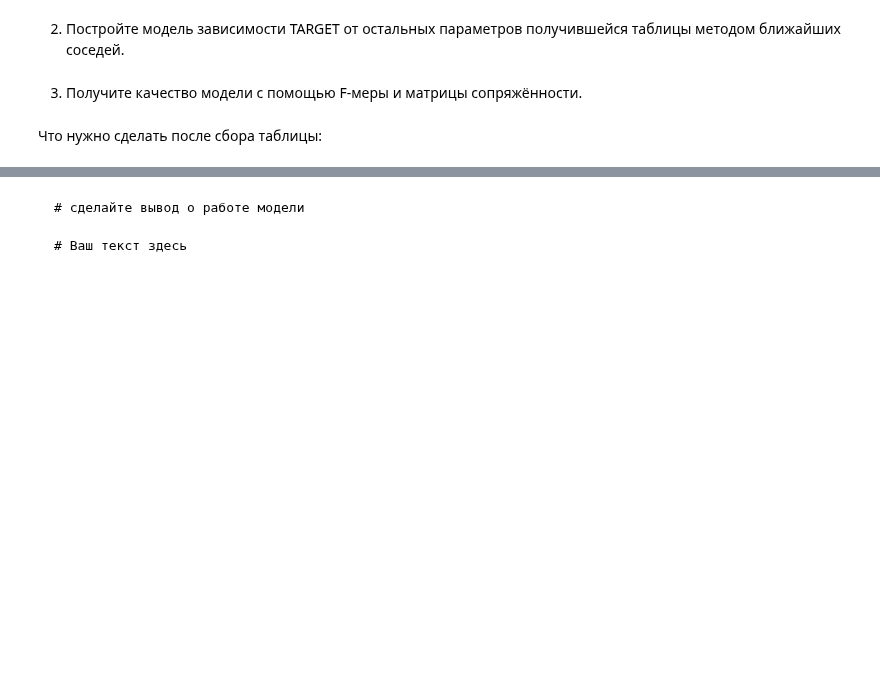
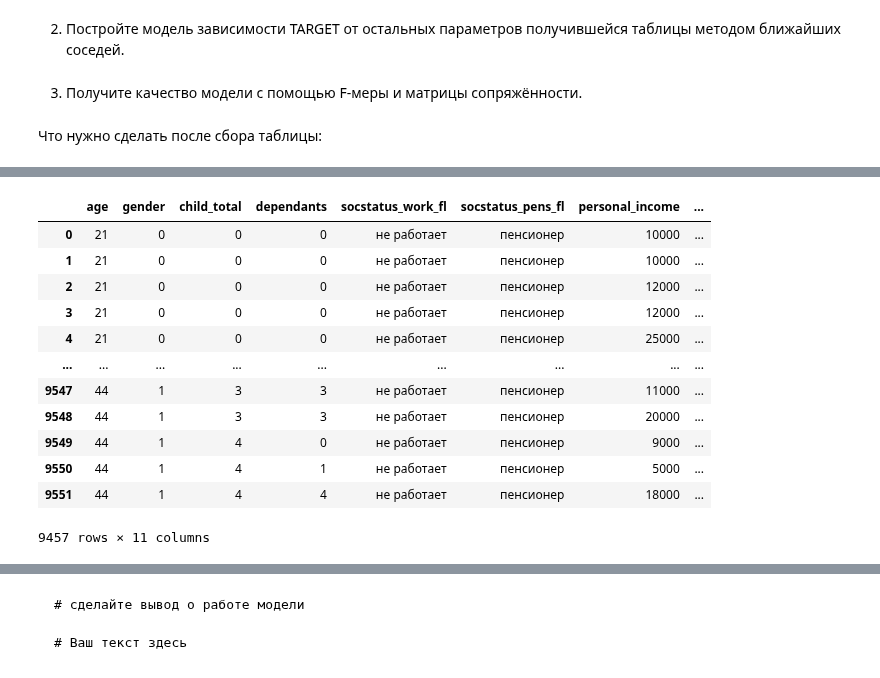
Before and after one commit to IgorKolotushkin/machine_learning_ds, a Jupyter notebook: hw4/homework. Метод ближайших соседей.ipynb, the cells around one changed output, grey strips where cells are left out. Drawn from its saved outputs; the diff is of its cells as text; code cells hidden in the pictures; blank space fills up the shorter version.

```diff
--- a/hw4/homework. Метод ближайших соседей.ipynb
+++ b/hw4/homework. Метод ближайших соседей.ipynb
@@ -160,0 +210,22 @@ df.head()
+# %%
+new_df = df[
+    (df['socstatus_pens_fl']  == 'пенсионер') &
+    (df['socstatus_work_fl']  == 'не работает') &
+    (df['age'] < 45)
+]
+
+new_df
+# %% [output]
+|  | age | gender | child_total | dependants | socstatus_work_fl | socstatus_pens_fl | personal_income | ... |
+| 0 | 21 | 0 | 0 | 0 | не работает | пенсионер | 10000 | ... |
+| 1 | 21 | 0 | 0 | 0 | не работает | пенсионер | 10000 | ... |
+| 2 | 21 | 0 | 0 | 0 | не работает | пенсионер | 12000 | ... |
+| 3 | 21 | 0 | 0 | 0 | не работает | пенсионер | 12000 | ... |
+| 4 | 21 | 0 | 0 | 0 | не работает | пенсионер | 25000 | ... |
+| ... | ... | ... | ... | ... | ... | ... | ... | ... |
+| 9547 | 44 | 1 | 3 | 3 | не работает | пенсионер | 11000 | ... |
+| 9548 | 44 | 1 | 3 | 3 | не работает | пенсионер | 20000 | ... |
+| 9549 | 44 | 1 | 4 | 0 | не работает | пенсионер | 9000 | ... |
+| 9550 | 44 | 1 | 4 | 1 | не работает | пенсионер | 5000 | ... |
+| 9551 | 44 | 1 | 4 | 4 | не работает | пенсионер | 18000 | ... |
+9457 rows × 11 columns
```
Also changed, not shown: parts of 13 cells of this notebook, 1 other file.
